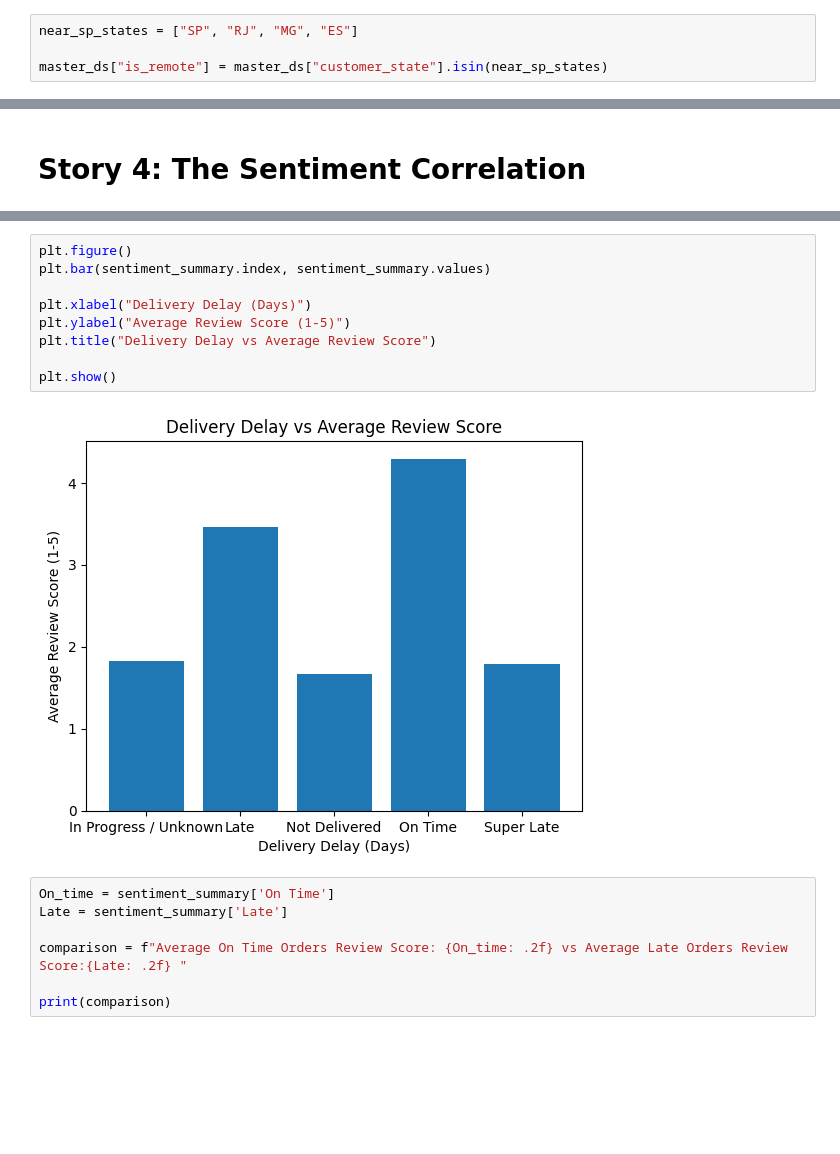
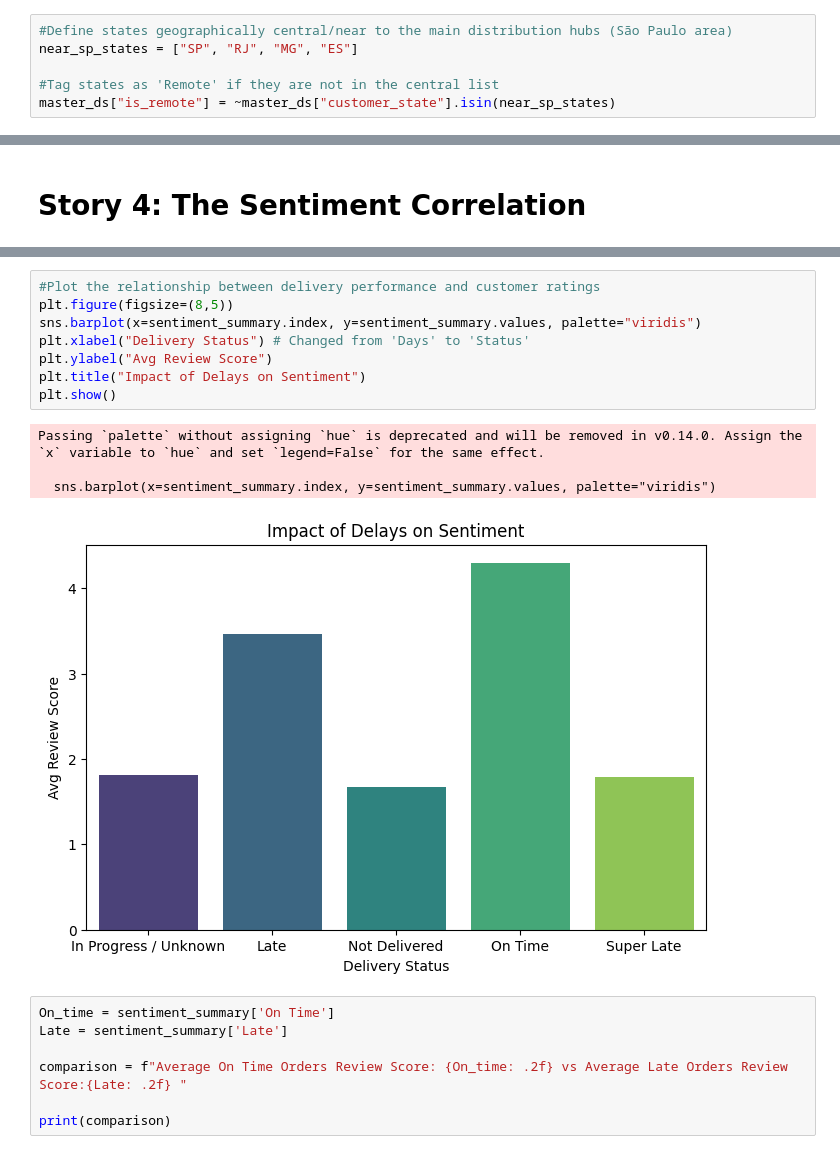
Before and after one commit to amalitechglobaltraining/The-Logistics-Auditor, a Jupyter notebook: Analysis.ipynb, the cells around one changed output, grey strips where cells are left out. Cells and saved outputs as stored; diff of their text form; blank space fills up the shorter version.

```diff
--- a/Analysis.ipynb
+++ b/Analysis.ipynb
@@ -81,5 +91,7 @@ plt.show()
-# %%
-near_sp_states = ["SP", "RJ", "MG", "ES"]
-
-master_ds["is_remote"] = master_ds["customer_state"].isin(near_sp_states)
+# %%
+#Define states geographically central/near to the main distribution hubs (São Paulo area)
+near_sp_states = ["SP", "RJ", "MG", "ES"]
+
+#Tag states as 'Remote' if they are not in the central list
+master_ds["is_remote"] = ~master_ds["customer_state"].isin(near_sp_states)
 # %%
@@ -110,15 +124,17 @@ Super Late               1.787901
 Name: review_score, dtype: float64
-# %%
-plt.figure()
-plt.bar(sentiment_summary.index, sentiment_summary.values)
-
-plt.xlabel("Delivery Delay (Days)")
-plt.ylabel("Average Review Score (1-5)")
-plt.title("Delivery Delay vs Average Review Score")
-
-plt.show()
-# %% [output]
-[figure, removed]
+# %%
+#Plot the relationship between delivery performance and customer ratings
+plt.figure(figsize=(8,5))
+sns.barplot(x=sentiment_summary.index, y=sentiment_summary.values, palette="viridis")
+plt.xlabel("Delivery Status") # Changed from 'Days' to 'Status'
+plt.ylabel("Avg Review Score")
+plt.title("Impact of Delays on Sentiment")
+plt.show()
+# %% [output]
+Passing `palette` without assigning `hue` is deprecated and will be removed in v0.14.0. Assign the `x` variable to `hue` and set `legend=False` for the same effect.
+
+  sns.barplot(x=sentiment_summary.index, y=sentiment_summary.values, palette="viridis")
+[figure, added]
 # %%
 On_time = sentiment_summary['On Time']
 Late = sentiment_summary['Late']
```
Also changed, not shown: parts of 23 cells of this notebook.
